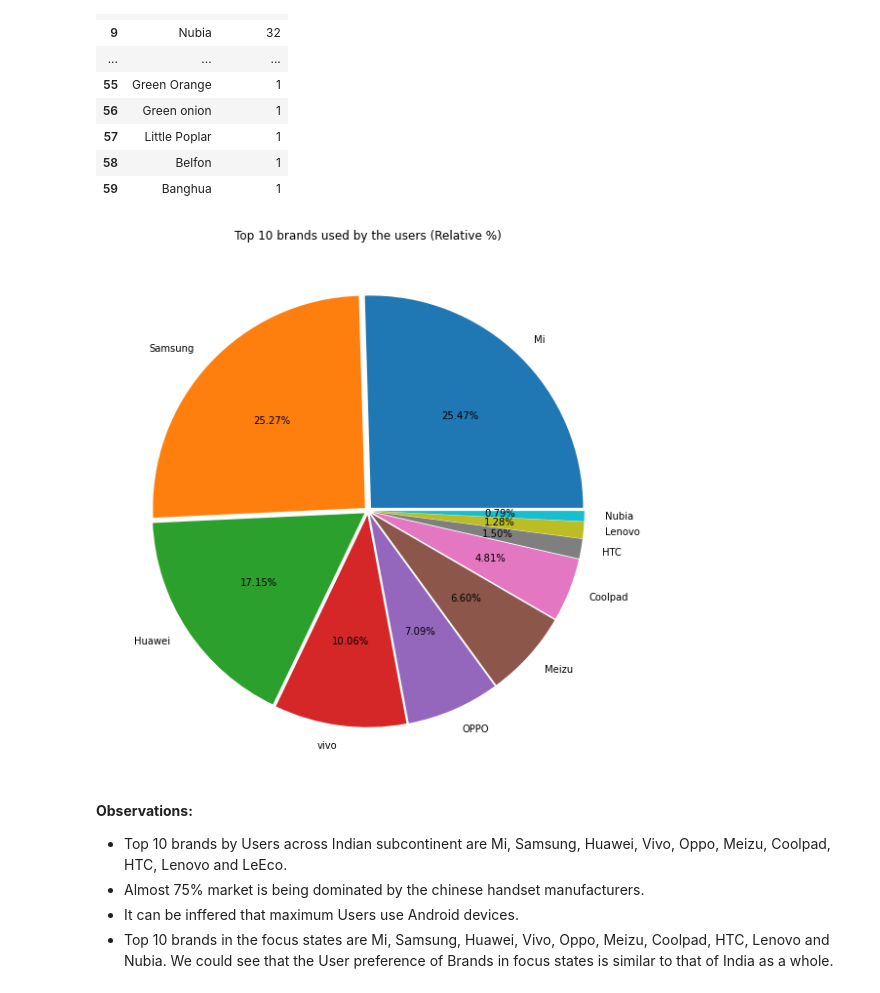
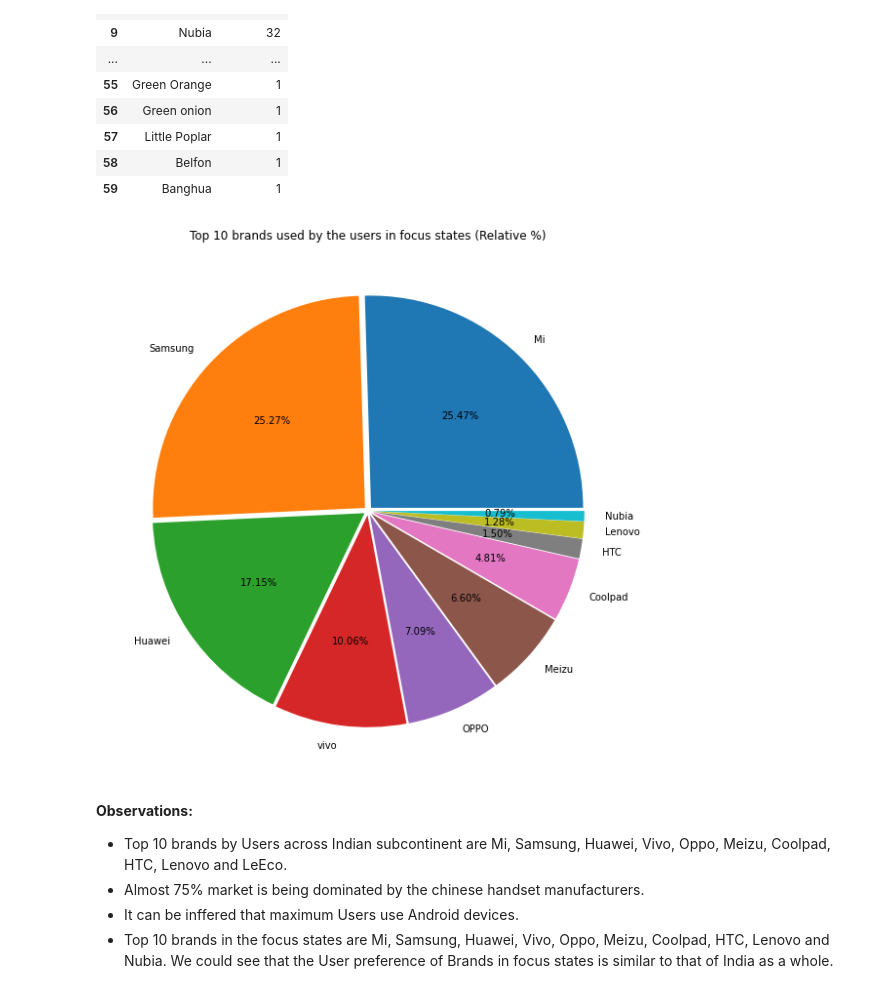
Before and after one commit to nirmal-panda/insaid_capstone_1, a Jupyter notebook: Capstone_1005_project_final.ipynb, the cells around one changed output. Cells and saved outputs as stored; diff of their text form; code cells hidden in the pictures.

```diff
--- a/Capstone_1005_project_final.ipynb
+++ b/Capstone_1005_project_final.ipynb
@@ -993,12 +1003,12 @@ labels_1=master_filtered_df.groupby('phone_brand')['device_id'].nunique().sort_v
 user_count_1=master_filtered_df.groupby('phone_brand')['device_id'].nunique().sort_values(ascending=False).reset_index()[0:10].iloc[:,1]
 # %%
 plt.figure(figsize=(15,10))
-plt.title("Top 10 brands used by the users (Relative %)")
+plt.title("Top 10 brands used by the users in focus states (Relative %)")
 explod=[0.02]*10
 plt.pie(user_count_1,labels=labels_1,explode=explod,autopct="%.2f%%")
 plt.show()
 # %% [output]
-[figure, old version]
+[figure, new version]
 # %% [markdown]
 **Observations:**
 
```
Also changed, not shown: parts of 20 cells of this notebook, 2 other files.
